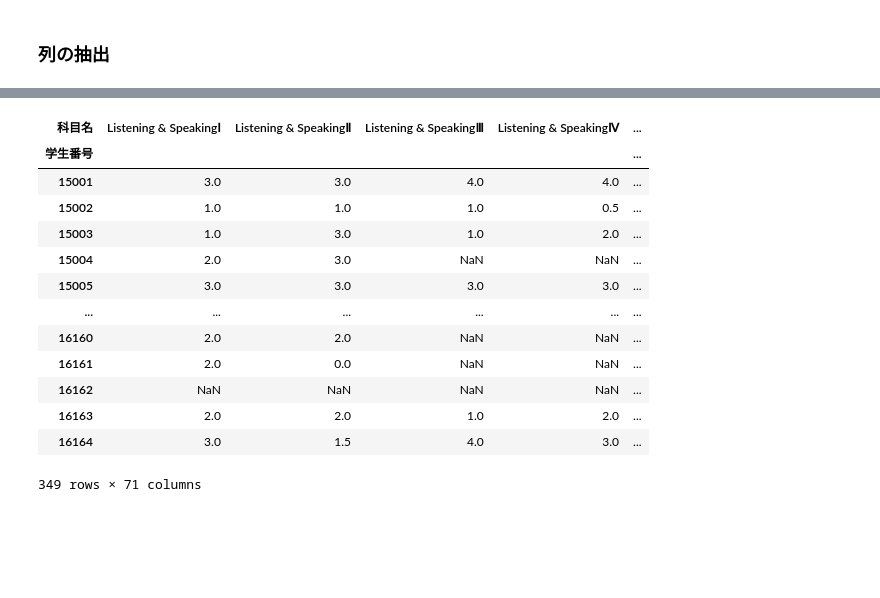
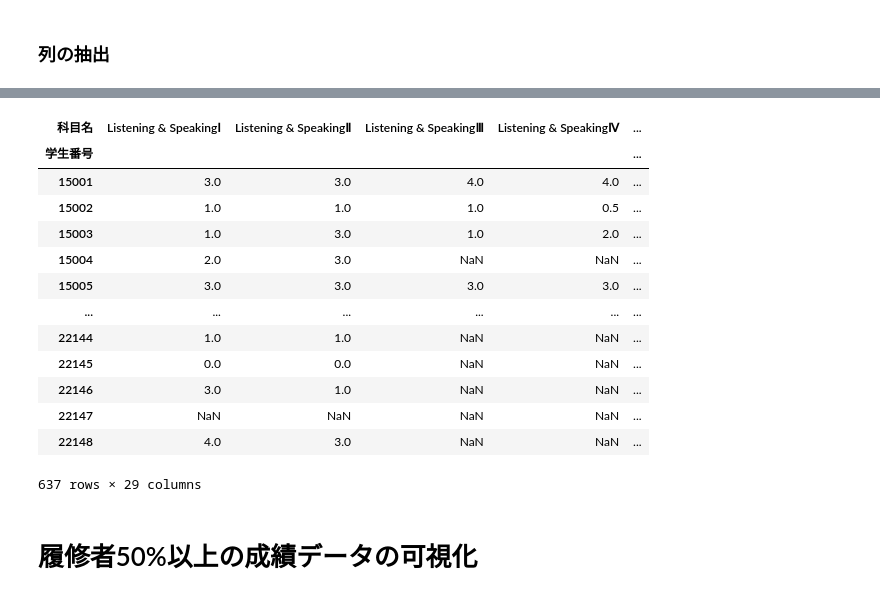
Before and after one commit to ltpdo/GradeData-MachineLearing, a Jupyter notebook: 成績データの仕分け.ipynb, the cells around one changed output, grey strips where cells are left out. Cells and saved outputs as stored; diff of their text form; code cells hidden in the pictures; blank space fills up the shorter version.

```diff
--- a/成績データの仕分け.ipynb
+++ b/成績データの仕分け.ipynb
@@ -71,7 +80,9 @@ subject_2015.head()
 # 列を削除
 subject_2015 = subject_2015.drop(["年度", "学期", "単位数", "成績"], axis = 1)
 subject_2016 = subject_2016.drop(["年度", "学期", "単位数", "成績"], axis = 1)
+subject_2021 = subject_2021.drop(["年度", "学期", "単位数", "成績"], axis = 1)
+subject_2022 = subject_2022.drop(["年度", "学期", "単位数", "成績"], axis = 1)
 
-subject_2015.head()
+subject_2021.head()
 # %% [output]
 |  | 学生番号 | 科目名 | GP |
@@ -110,6 +141,8 @@ dtype: object
 # 学生番号を行に、科目名を列に、値をGPに
 subject_2015 = subject_2015.pivot_table(values = "GP", index = "学生番号", columns = "科目名")
 subject_2016 = subject_2016.pivot_table(values = "GP", index = "学生番号", columns = "科目名")
+subject_2021 = subject_2021.pivot_table(values = "GP", index = "学生番号", columns = "科目名")
+subject_2022 = subject_2022.pivot_table(values = "GP", index = "学生番号", columns = "科目名")
 subject_2015.head()
 # %% [output]
 | 科目名 | English Expressions | Four SkillsⅠ | Four SkillsⅡ | Labo TrainingⅠ | Labo TrainingⅡ | Listening & SpeakingⅠ | ... |
@@ -169,9 +204,7 @@ subject_2016.to_csv('/content/drive/MyDrive/Colab Notebooks/卒論/成績デ
 # %% [markdown]
 ## データの結合
 # %%
-subject_data = pd.concat([subject_2015, subject_2016])
-# 欠損値の補完
-#subject_data = subject_data.fillna(-1).astype(int)
+subject_data = pd.concat([subject_2015, subject_2016, subject_2021, subject_2022])
 subject_data
 # %% [output]
 | 科目名 | English Expressions | Four SkillsⅠ | Four SkillsⅡ | Labo TrainingⅠ | Labo TrainingⅡ | Listening & SpeakingⅠ | ... |
@@ -212,7 +245,7 @@ null_percentage.to_csv('/content/drive/MyDrive/Colab Notebooks/卒論/成績テ
 # %% [markdown]
 ### 列の抽出
 # %%
-# 欠損値が60%以上の科目名を抽出する
+# 欠損値が50%以上の科目名を抽出する
 null_percentage = null_percentage.T
-delete_columns = null_percentage[null_percentage["欠損値割合"] > 60]
-delete_columns
+delete_columns = null_percentage[null_percentage["欠損値割合"] > 50]
+delete_columns = delete_columns.T
@@ -223,19 +252,19 @@ delete_columns
 # %%
 # 列を削除
-subject_data = subject_data.drop(columns = delete_columns)
-subject_data
+subject_data_50 = subject_data.drop(columns = delete_columns)
+subject_data_50
 # %% [output]
 | 科目名 | Listening & SpeakingⅠ | Listening & SpeakingⅡ | Listening & SpeakingⅢ | Listening & SpeakingⅣ | ... |
 | 学生番号 |  |  |  |  | ... |
 | 15001 | 3.0 | 3.0 | 4.0 | 4.0 | ... |
 | 15002 | 1.0 | 1.0 | 1.0 | 0.5 | ... |
 | 15003 | 1.0 | 3.0 | 1.0 | 2.0 | ... |
 | 15004 | 2.0 | 3.0 | NaN | NaN | ... |
 | 15005 | 3.0 | 3.0 | 3.0 | 3.0 | ... |
 | ... | ... | ... | ... | ... | ... |
-| 16160 | 2.0 | 2.0 | NaN | NaN | ... |
-| 16161 | 2.0 | 0.0 | NaN | NaN | ... |
-| 16162 | NaN | NaN | NaN | NaN | ... |
-| 16163 | 2.0 | 2.0 | 1.0 | 2.0 | ... |
-| 16164 | 3.0 | 1.5 | 4.0 | 3.0 | ... |
+| 22144 | 1.0 | 1.0 | NaN | NaN | ... |
+| 22145 | 0.0 | 0.0 | NaN | NaN | ... |
+| 22146 | 3.0 | 1.0 | NaN | NaN | ... |
+| 22147 | NaN | NaN | NaN | NaN | ... |
+| 22148 | 4.0 | 3.0 | NaN | NaN | ... |
-349 rows × 71 columns
+637 rows × 29 columns
@@ -241,0 +274,2 @@ subject_data
+# %% [markdown]
+# 履修者50%以上の成績データの可視化
```
Also changed, not shown: parts of 91 cells of this notebook.
